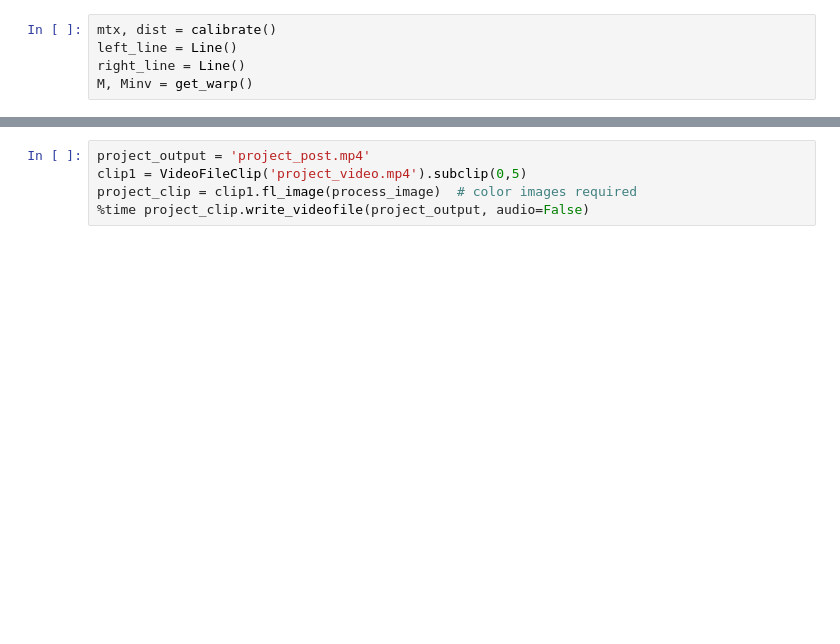
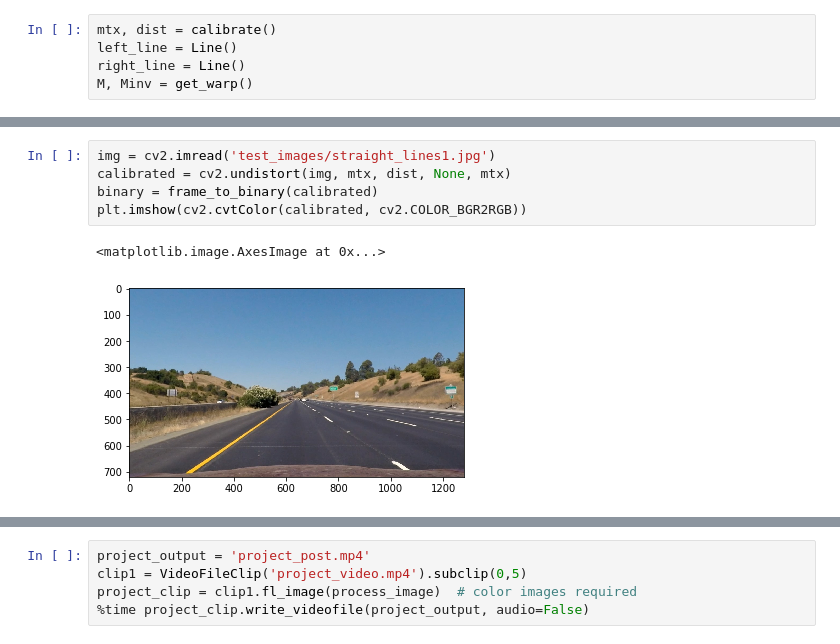
Before and after one commit to kjames88/CarND-Advanced-Lane-Lines, a Jupyter notebook: AdvancedLanes.ipynb, the cells around one changed output, grey strips where cells are left out. Saved outputs shown, nothing was run; the diff lists cells and outputs as text; blank space fills up the shorter version.

```diff
--- a/AdvancedLanes.ipynb
+++ b/AdvancedLanes.ipynb
@@ -244,0 +277,8 @@ M, Minv = get_warp()
+# %%
+img = cv2.imread('test_images/straight_lines1.jpg')
+calibrated = cv2.undistort(img, mtx, dist, None, mtx)
+binary = frame_to_binary(calibrated)
+plt.imshow(cv2.cvtColor(calibrated, cv2.COLOR_BGR2RGB))
+# %% [output]
+<matplotlib.image.AxesImage at 0x...>
+[figure, added]
```
Also changed, not shown: parts of 9 cells of this notebook, 1 other file.
